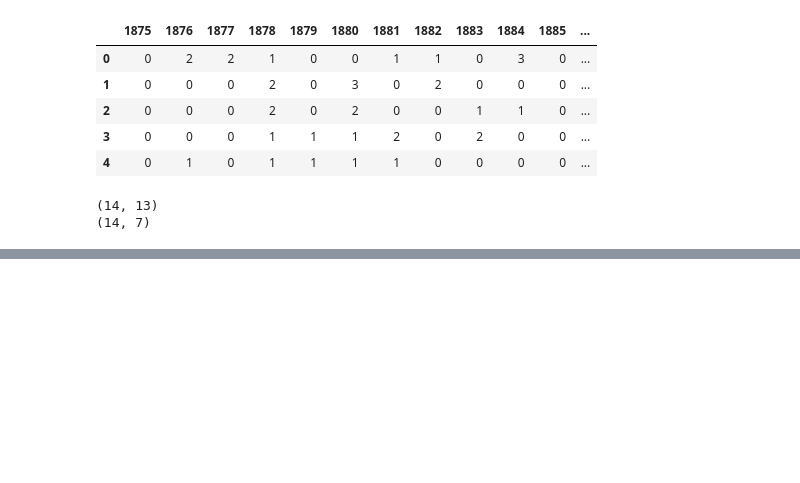
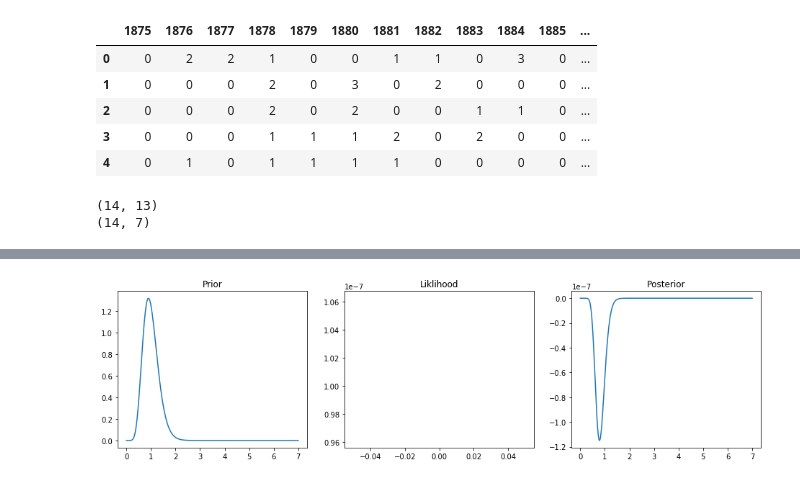
Before and after one commit to ashutoshtiwari128/Riddikulus, a Jupyter notebook: Question3.ipynb, the cells around one changed output, grey strips where cells are left out. Drawn from its saved outputs; the diff is of its cells as text; code cells hidden in the pictures; blank space fills up the shorter version.

```diff
--- a/Question3.ipynb
+++ b/Question3.ipynb
@@ -114,0 +133,29 @@ print(test_set)
+# %%
+def lh(X, lamda):
+    lh = 1
+    for i in range(X.shape[0]):
+        lh = lh* (np.exp(-lamda[i])*(lamda[i]**X[i]))/np.math.factorial(X[i])
+
+    return lh
+
+x = np.linspace(0, 7, 1000)
+prior = (beta**alpha)/math.gamma(alpha)*x**(alpha-1)*np.exp(-1*beta*x)
+
+liklihood = lh(train_set[1], lamda_cap)      #HOW TO PLOT?? Liklihood is a value for a given corps
+
+posterior = ((beta+N)**(alpha+k[1]))/math.gamma((alpha+k[1]))*x**(alpha+k[1]-1)*np.exp(-1*(beta+N)*x)
+
+
+fig,ax = plt.subplots(1,3,figsize=(16,4))
+ax = ax.flatten()
+
+ax[0].plot(x, prior)
+ax[0].set_title("Prior")
+ax[1].plot(liklihood)
+ax[1].set_title("Liklihood")
+ax[2].plot(x, posterior)
+ax[2].set_title("Posterior")
+
+plt.show()
+# %% [output]
+[figure, added]
```
Also changed, not shown: parts of 5 cells of this notebook.
